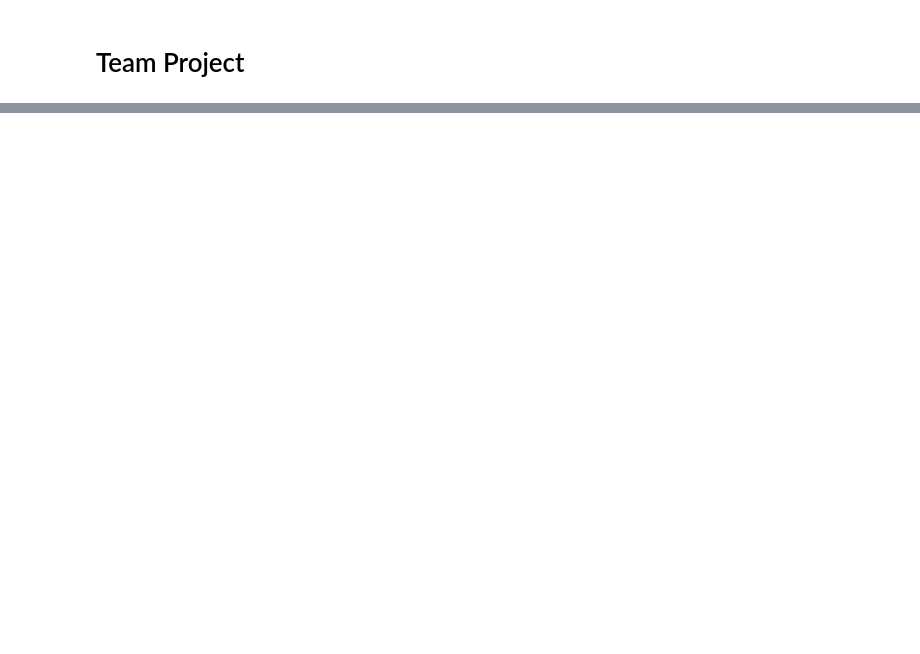
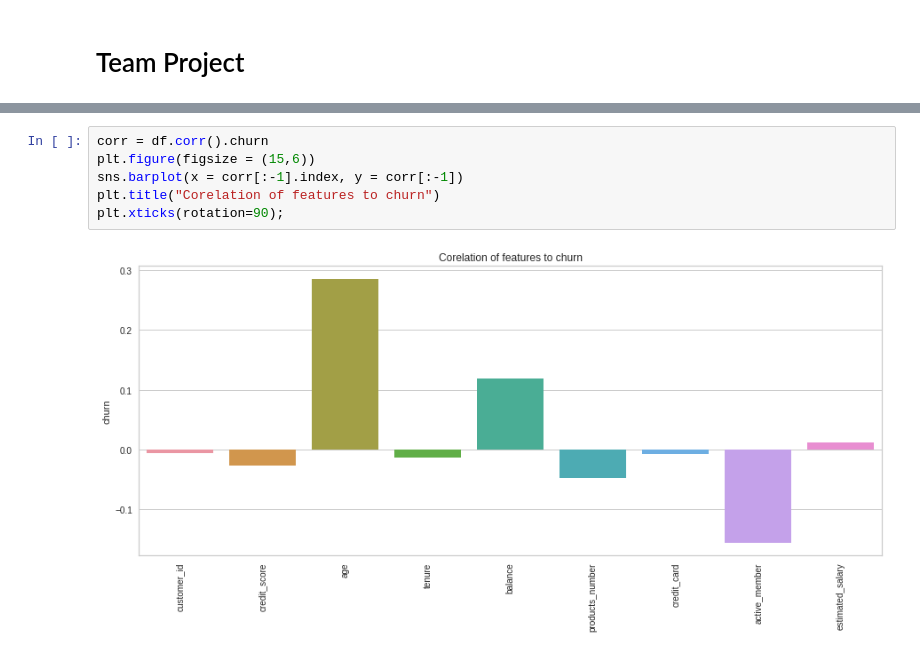
Before and after one commit to ADS-505-F22-Applied-Data-Sci-for-Biz/Final_Team_Project, a Jupyter notebook: Team_Project_v1.0.ipynb, the cells around one changed output, grey strips where cells are left out. Drawn from its saved outputs; the diff is of its cells as text; blank space fills up the shorter version.

```diff
--- a/Team_Project_v1.0.ipynb
+++ b/Team_Project_v1.0.ipynb
@@ -64,0 +275,8 @@ Index(['customer_id', 'credit_score', 'country', 'gender', 'age', 'tenure',
+# %%
+corr = df.corr().churn
+plt.figure(figsize = (15,6))
+sns.barplot(x = corr[:-1].index, y = corr[:-1])
+plt.title("Corelation of features to churn")
+plt.xticks(rotation=90);
+# %% [output]
+[figure, added]
```
Also changed, not shown: parts of 23 cells of this notebook.
